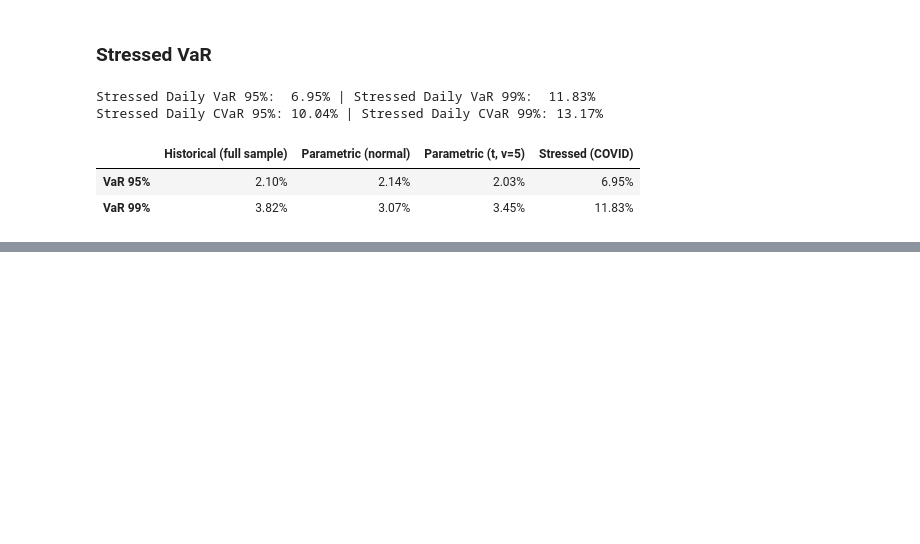
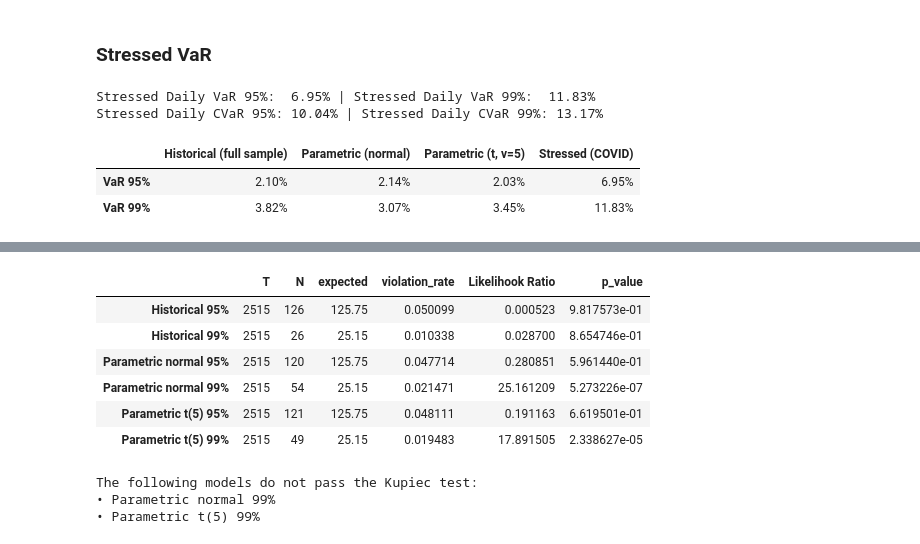
Before and after one commit to NicolasHY/Quant-Projects, a Jupyter notebook: Portfolio Risk Decomposition/main.ipynb, the cells around one changed output, grey strips where cells are left out. Saved outputs shown, nothing was run; the diff lists cells and outputs as text; code cells hidden in the pictures; blank space fills up the shorter version.

```diff
--- a/Portfolio Risk Decomposition/main.ipynb
+++ b/Portfolio Risk Decomposition/main.ipynb
@@ -378,0 +417,35 @@ plt.show()
+# %%
+var_models = pd.DataFrame({
+    "VaR":   [VaR_95, VaR_99, VaR_95p_n, VaR_99p_n, VaR_95p_t, VaR_99p_t],
+    "level": [0.05,   0.01,   0.05,      0.01,      0.05,      0.01],
+    }, index=["Historical 95%", "Historical 99%",
+          "Parametric normal 95%", "Parametric normal 99%",
+          "Parametric t(5) 95%", "Parametric t(5) 99%"])
+
+T = len(port_ret)
+rows = []
+
+for name, row in var_models.iterrows():
+    VaR, p = row["VaR"], row["level"]
+    N = (port_ret < -VaR).sum()
+    p_hat = N / T
+    LR = -2 * (N*np.log(p) + (T-N)*np.log(1-p) - N*np.log(p_hat) - (T-N)*np.log(1-p_hat))
+    rows.append([T, N, p*T, p_hat, LR, 1 - chi2.cdf(LR, df=1)])
+
+pof_results = pd.DataFrame(rows, index=var_models.index, columns=["T", "N", "expected", "violation_rate", "Likelihood Ratio", "p_value"])
+pof_results
+# %% [output]
+|  | T | N | expected | violation_rate | Likelihook Ratio | p_value |
+| Historical 95% | 2515 | 126 | 125.75 | 0.050099 | 0.000523 | 9.817573e-01 |
+| Historical 99% | 2515 | 26 | 25.15 | 0.010338 | 0.028700 | 8.654746e-01 |
+| Parametric normal 95% | 2515 | 120 | 125.75 | 0.047714 | 0.280851 | 5.961440e-01 |
+| Parametric normal 99% | 2515 | 54 | 25.15 | 0.021471 | 25.161209 | 5.273226e-07 |
+| Parametric t(5) 95% | 2515 | 121 | 125.75 | 0.048111 | 0.191163 | 6.619501e-01 |
+| Parametric t(5) 99% | 2515 | 49 | 25.15 | 0.019483 | 17.891505 | 2.338627e-05 |
+# %%
+failed = pof_results.index[pof_results["p_value"] < 0.05].tolist()
+print(f"The following models do not pass the Kupiec test:\n" + "\n".join(f"• {m}" for m in failed))
+# %% [output]
+The following models do not pass the Kupiec test:
+• Parametric normal 99%
+• Parametric t(5) 99%
```
Also changed, not shown: parts of 13 cells of this notebook.
